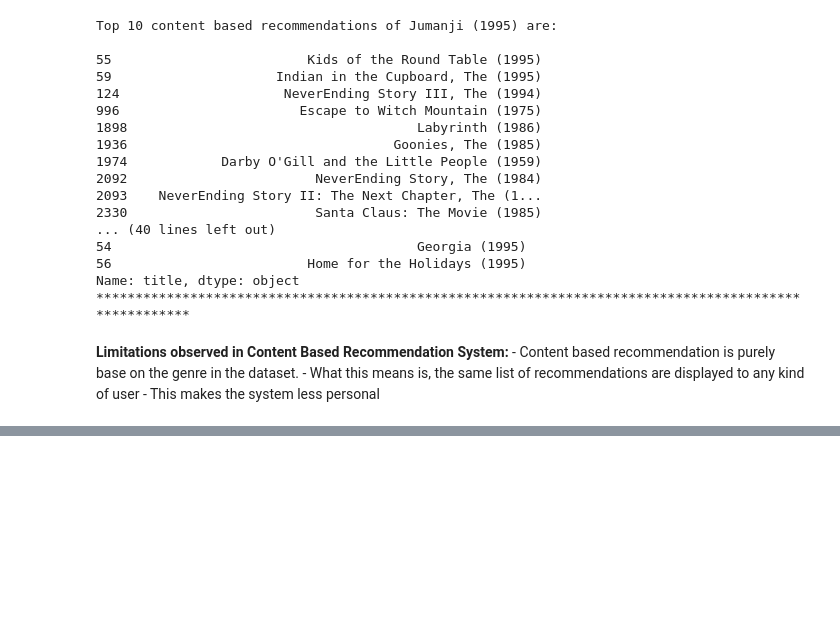
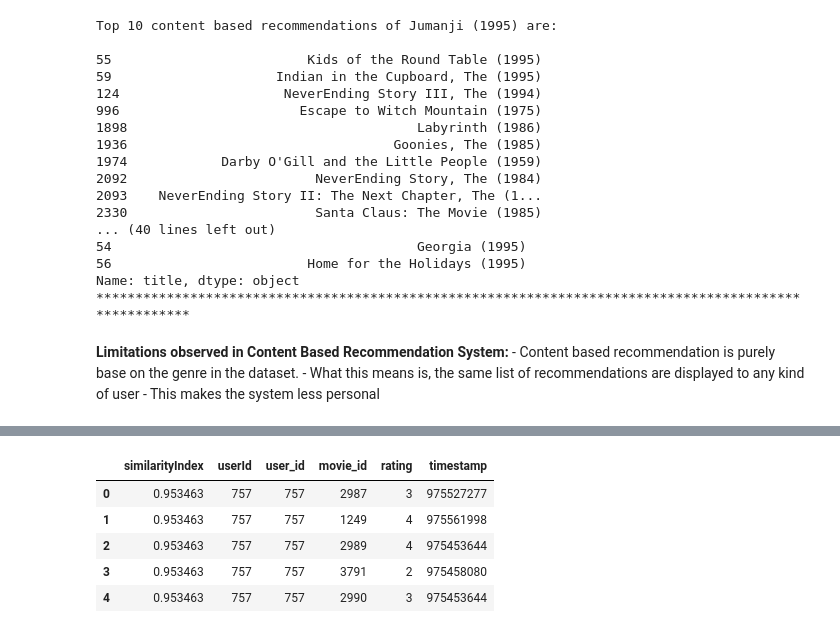
Before and after one commit to Praveen2795/Movie-Recommedation-System, a Jupyter notebook: Movie Recommendation system - DSCI Final Project .ipynb, the cells around one changed output, grey strips where cells are left out. Saved outputs shown, nothing was run; the diff lists cells and outputs as text; code cells hidden in the pictures; blank space fills up the shorter version.

```diff
--- a/Movie Recommendation system - DSCI Final Project .ipynb
+++ b/Movie Recommendation system - DSCI Final Project .ipynb
@@ -950,0 +1207,10 @@ ratings_data.head()
+# %%
+topUsersRating=topUsers.merge(ratings_data, left_on='userId', right_on='user_id', how='inner')
+topUsersRating.head()
+# %% [output]
+|  | similarityIndex | userId | user_id | movie_id | rating | timestamp |
+| 0 | 0.953463 | 757 | 757 | 2987 | 3 | 975527277 |
+| 1 | 0.953463 | 757 | 757 | 1249 | 4 | 975561998 |
+| 2 | 0.953463 | 757 | 757 | 2989 | 4 | 975453644 |
+| 3 | 0.953463 | 757 | 757 | 3791 | 2 | 975458080 |
+| 4 | 0.953463 | 757 | 757 | 2990 | 3 | 975453644 |
```
Also changed, not shown: parts of 32 cells of this notebook, 3 other files.
